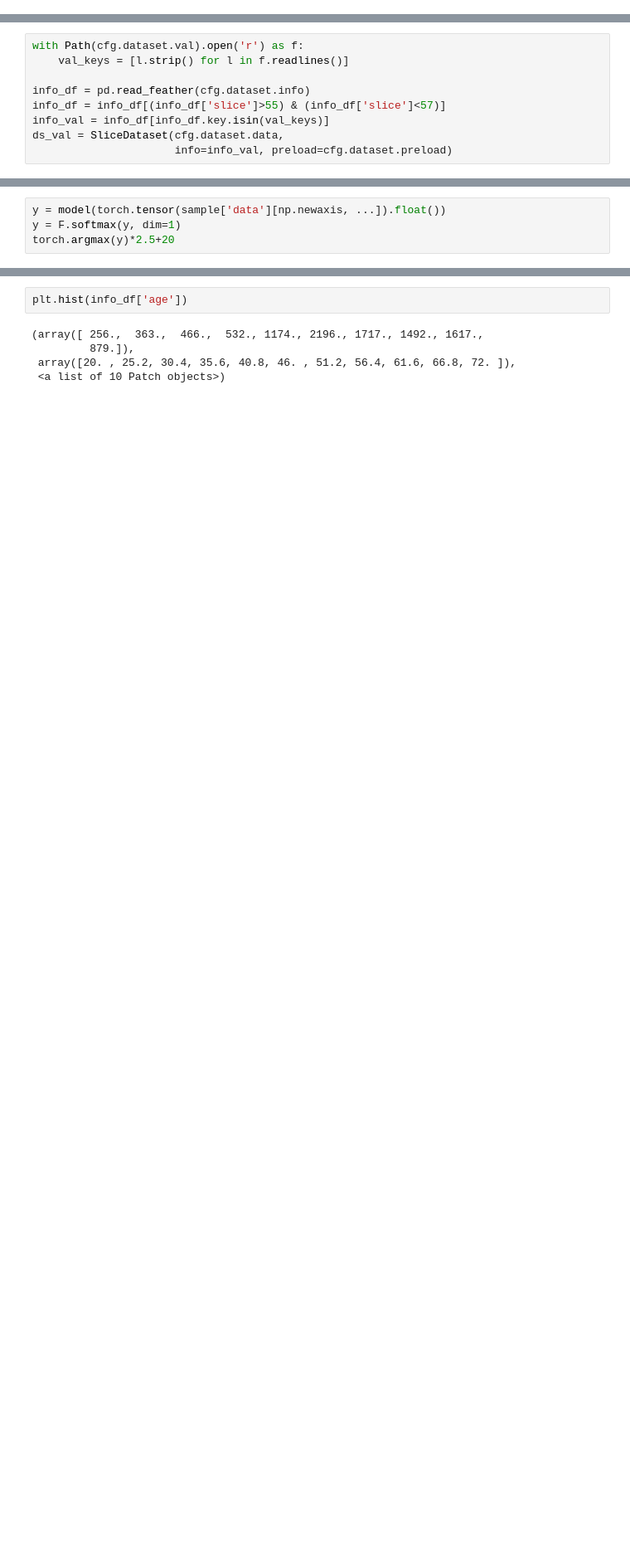
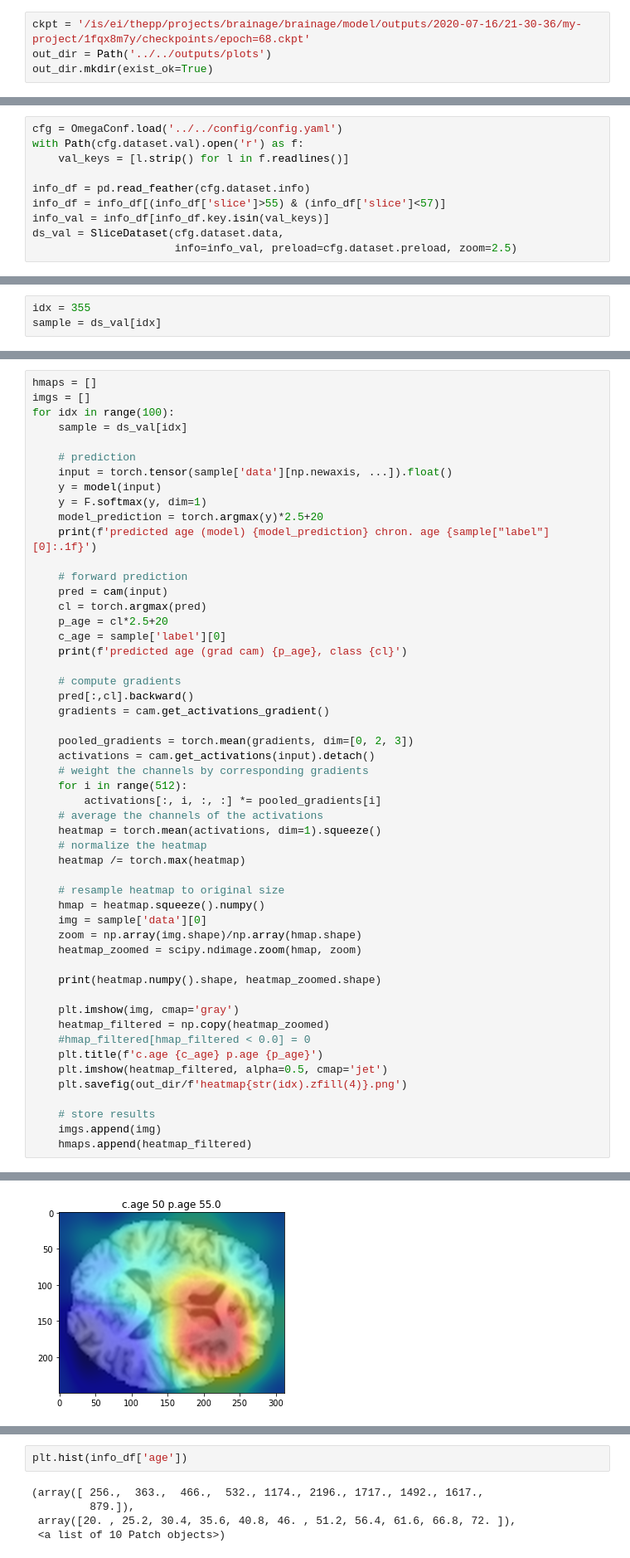
Before and after one commit to lab-midas/brainage, a Jupyter notebook: notebooks/visualization/0.0-th-gradcam.ipynb, the cells around one changed output, grey strips where cells are left out. Shown at 83% size. Cells and saved outputs as stored; diff of their text form; blank space fills up the shorter version.

```diff
--- a/notebooks/visualization/0.0-th-gradcam.ipynb
+++ b/notebooks/visualization/0.0-th-gradcam.ipynb
@@ -19,3 +18,7 @@ ckpt = '/is/ei/thepp/projects/brainage/outputs/2020-07-15/21-13-52/my-project/30
+# %%
+ckpt = '/is/ei/thepp/projects/brainage/brainage/model/outputs/2020-07-16/21-30-36/my-project/1fqx8m7y/checkpoints/epoch=68.ckpt'
+out_dir = Path('../../outputs/plots')
+out_dir.mkdir(exist_ok=True)
 # %%
 model = AgeModel2DSlices.load_from_checkpoint(ckpt, train_ds=None, val_ds=None)
 model.eval()
@@ -42,4 +43,5 @@ cfg = OmegaConf.load('../../config/config.yaml')
 # %%
+cfg = OmegaConf.load('../../config/config.yaml')
 with Path(cfg.dataset.val).open('r') as f:
     val_keys = [l.strip() for l in f.readlines()]
 
@@ -47,6 +49,6 @@ info_df = pd.read_feather(cfg.dataset.info)
 info_df = info_df[(info_df['slice']>55) & (info_df['slice']<57)]
 info_val = info_df[info_df.key.isin(val_keys)]
 ds_val = SliceDataset(cfg.dataset.data,
-                      info=info_val, preload=cfg.dataset.preload)
+                      info=info_val, preload=cfg.dataset.preload, zoom=2.5)
 # %% [output]
 loading data to memory ...
@@ -61,4 +55,0 @@ print(sample['label'][0])
-# %%
-y = model(torch.tensor(sample['data'][np.newaxis, ...]).float())
-y = F.softmax(y, dim=1)
-torch.argmax(y)*2.5+20
@@ -162,0 +89,3 @@ heatmap /= torch.max(heatmap)
+# %%
+idx = 355
+sample = ds_val[idx]
@@ -162,0 +94,53 @@ heatmap /= torch.max(heatmap)
+# %%
+hmaps = []
+imgs = []
+for idx in range(100):
+    sample = ds_val[idx]
+
+    # prediction
+    input = torch.tensor(sample['data'][np.newaxis, ...]).float()
+    y = model(input)
+    y = F.softmax(y, dim=1)
+    model_prediction = torch.argmax(y)*2.5+20
+    print(f'predicted age (model) {model_prediction} chron. age {sample["label"][0]:.1f}')
+
+    # forward prediction
+    pred = cam(input)
+    cl = torch.argmax(pred)
+    p_age = cl*2.5+20
+    c_age = sample['label'][0]
+    print(f'predicted age (grad cam) {p_age}, class {cl}')
+
+    # compute gradients
+    pred[:,cl].backward()
+    gradients = cam.get_activations_gradient()
+
+    pooled_gradients = torch.mean(gradients, dim=[0, 2, 3])
+    activations = cam.get_activations(input).detach()
+    # weight the channels by corresponding gradients
+    for i in range(512):
+        activations[:, i, :, :] *= pooled_gradients[i]
+    # average the channels of the activations
+    heatmap = torch.mean(activations, dim=1).squeeze()
+    # normalize the heatmap
+    heatmap /= torch.max(heatmap)
+
+    # resample heatmap to original size
+    hmap = heatmap.squeeze().numpy()
+    img = sample['data'][0]
+    zoom = np.array(img.shape)/np.array(hmap.shape)
+    heatmap_zoomed = scipy.ndimage.zoom(hmap, zoom)
+
+    print(heatmap.numpy().shape, heatmap_zoomed.shape)
+
+    plt.imshow(img, cmap='gray')
+    heatmap_filtered = np.copy(heatmap_zoomed)
+    #hmap_filtered[hmap_filtered < 0.0] = 0
+    plt.title(f'c.age {c_age} p.age {p_age}')
+    plt.imshow(heatmap_filtered, alpha=0.5, cmap='jet')
+    plt.savefig(out_dir/f'heatmap{str(idx).zfill(4)}.png')
+
+    # store results
+    imgs.append(img)
+    hmaps.append(heatmap_filtered)
+# %% [output]
@@ -162,0 +164 @@ heatmap /= torch.max(heatmap)
+[figure, added]
```
Also changed, not shown: parts of 22 cells of this notebook, 1 other file.
